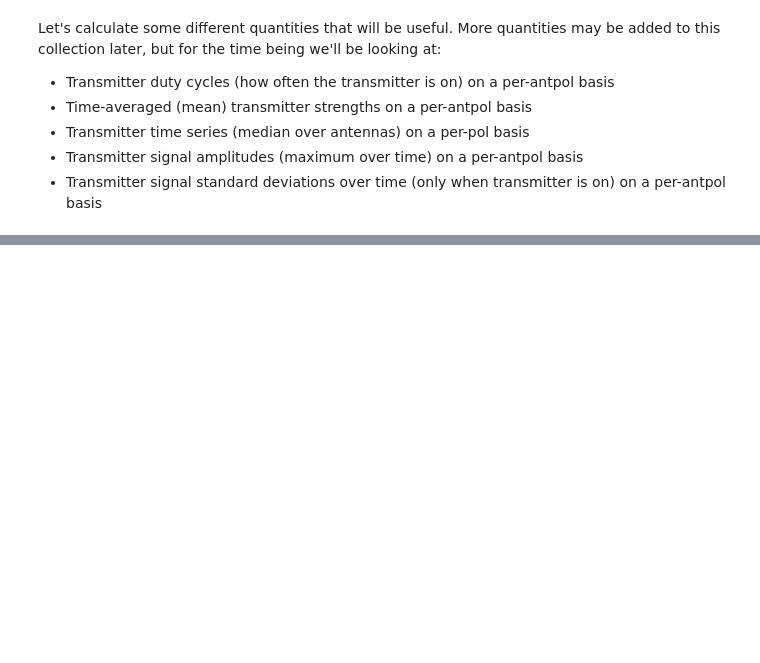
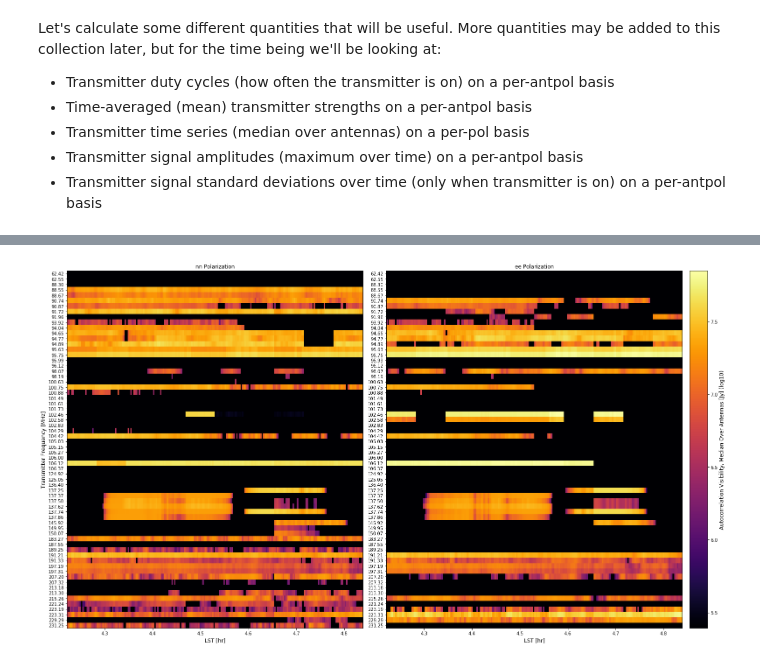
Before and after one commit to HERA-Team/hera_sandbox, a Jupyter notebook: rfp/rfi/rfi_notebook_template.ipynb, the cells around one changed output, grey strips where cells are left out. Cells and saved outputs as stored; diff of their text form; code cells hidden in the pictures; blank space fills up the shorter version.

```diff
--- a/rfp/rfi/rfi_notebook_template.ipynb
+++ b/rfp/rfi/rfi_notebook_template.ipynb
@@ -258,0 +352,7 @@ fractional_transmitter_standard_deviations = transmitter_standard_deviations / t
+# %%
+# remake the above plot, but use lsts instead
+plot_kwargs['xlabel'] = "LST [hr]"
+plot_kwargs['xvals'] = lsts_hr
+fig = plot_channelized_data(plot_data, **plot_kwargs)
+# %% [output]
+[figure, added]
```
Also changed, not shown: parts of 17 cells of this notebook.
